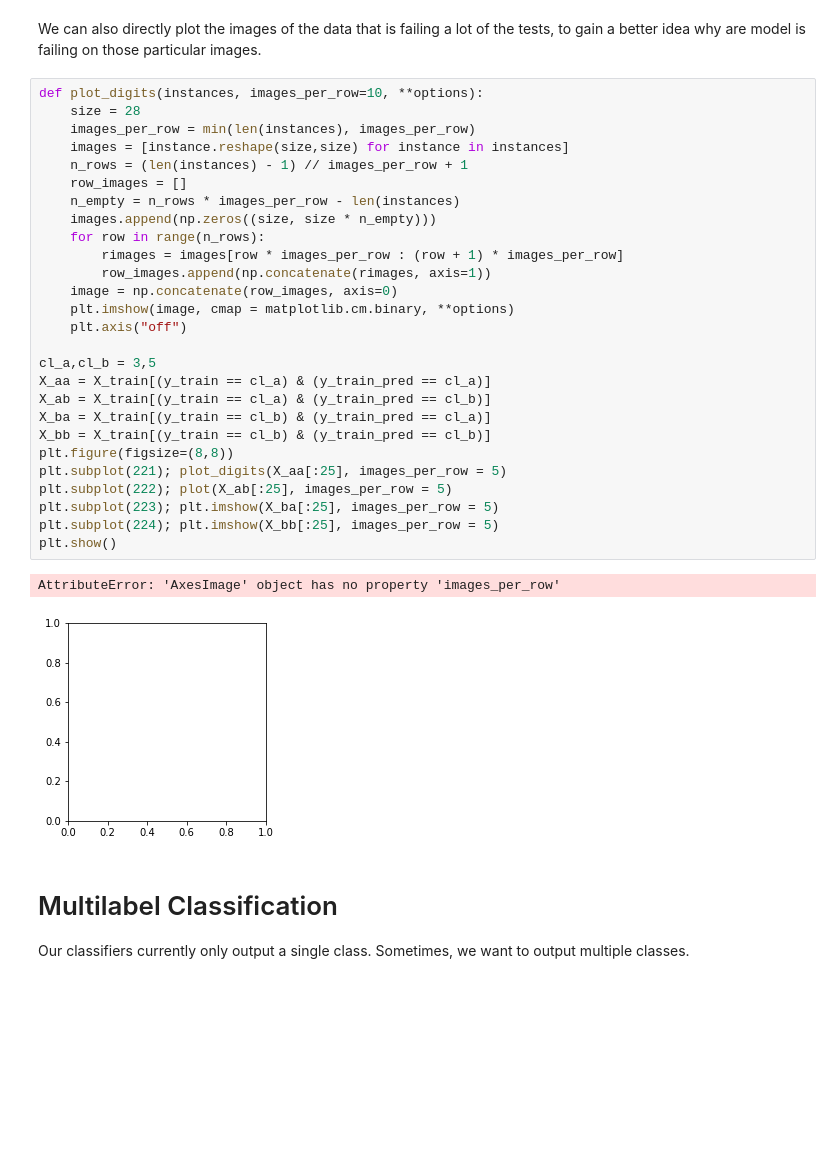
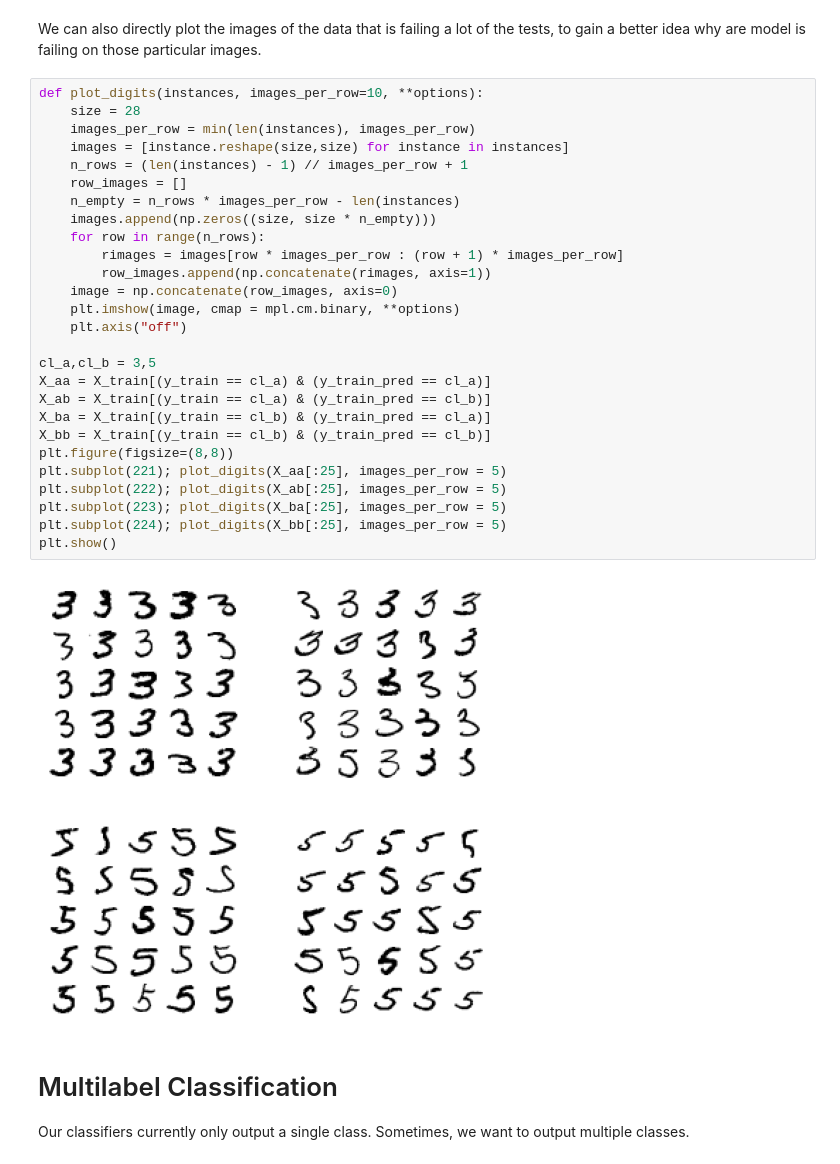
Before and after one commit to alexandreLamarre/Digit-recognition-CNN, a Jupyter notebook: digitsCNN.ipynb, the cells around one changed output. Drawn from its saved outputs; the diff is of its cells as text; blank space fills up the shorter version.

```diff
--- a/digitsCNN.ipynb
+++ b/digitsCNN.ipynb
@@ -340,33 +340,32 @@ We can also directly plot the images of the data that is failing a lot of the te
 # %%
 def plot_digits(instances, images_per_row=10, **options):
     size = 28
     images_per_row = min(len(instances), images_per_row)
     images = [instance.reshape(size,size) for instance in instances]
     n_rows = (len(instances) - 1) // images_per_row + 1
     row_images = []
     n_empty = n_rows * images_per_row - len(instances)
     images.append(np.zeros((size, size * n_empty)))
     for row in range(n_rows):
         rimages = images[row * images_per_row : (row + 1) * images_per_row]
         row_images.append(np.concatenate(rimages, axis=1))
     image = np.concatenate(row_images, axis=0)
-    plt.imshow(image, cmap = matplotlib.cm.binary, **options)
+    plt.imshow(image, cmap = mpl.cm.binary, **options)
     plt.axis("off")
 
 cl_a,cl_b = 3,5
 X_aa = X_train[(y_train == cl_a) & (y_train_pred == cl_a)]
 X_ab = X_train[(y_train == cl_a) & (y_train_pred == cl_b)]
 X_ba = X_train[(y_train == cl_b) & (y_train_pred == cl_a)]
 X_bb = X_train[(y_train == cl_b) & (y_train_pred == cl_b)]
 plt.figure(figsize=(8,8))
 plt.subplot(221); plot_digits(X_aa[:25], images_per_row = 5)
-plt.subplot(222); plot(X_ab[:25], images_per_row = 5)
-plt.subplot(223); plt.imshow(X_ba[:25], images_per_row = 5)
-plt.subplot(224); plt.imshow(X_bb[:25], images_per_row = 5)
+plt.subplot(222); plot_digits(X_ab[:25], images_per_row = 5)
+plt.subplot(223); plot_digits(X_ba[:25], images_per_row = 5)
+plt.subplot(224); plot_digits(X_bb[:25], images_per_row = 5)
 plt.show()
 # %% [output]
-AttributeError: 'AxesImage' object has no property 'images_per_row'
-[figure, old version]
+[figure, new version]
 # %% [markdown]
 # Multilabel Classification
 
```
Also changed, not shown: 8 other files.
